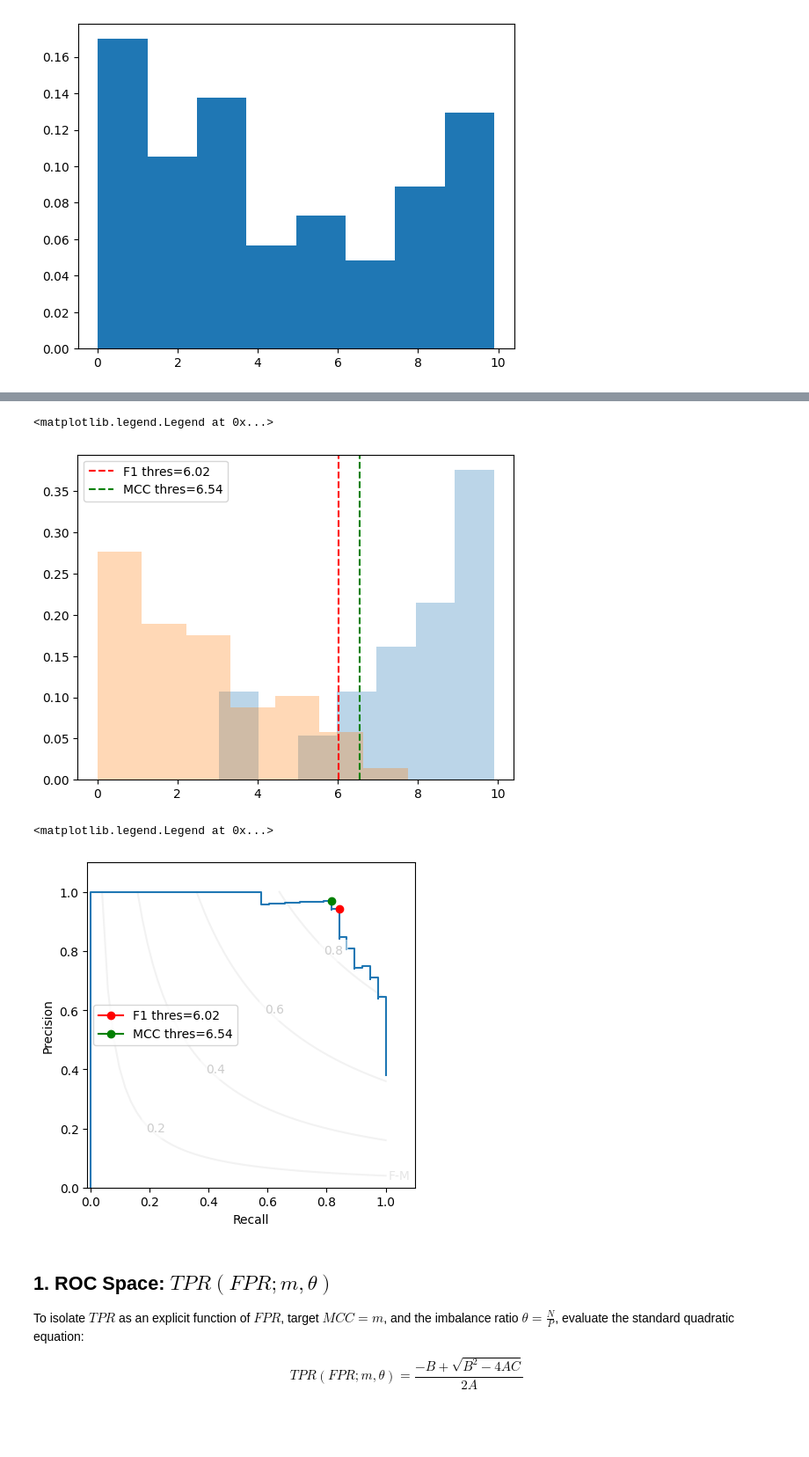
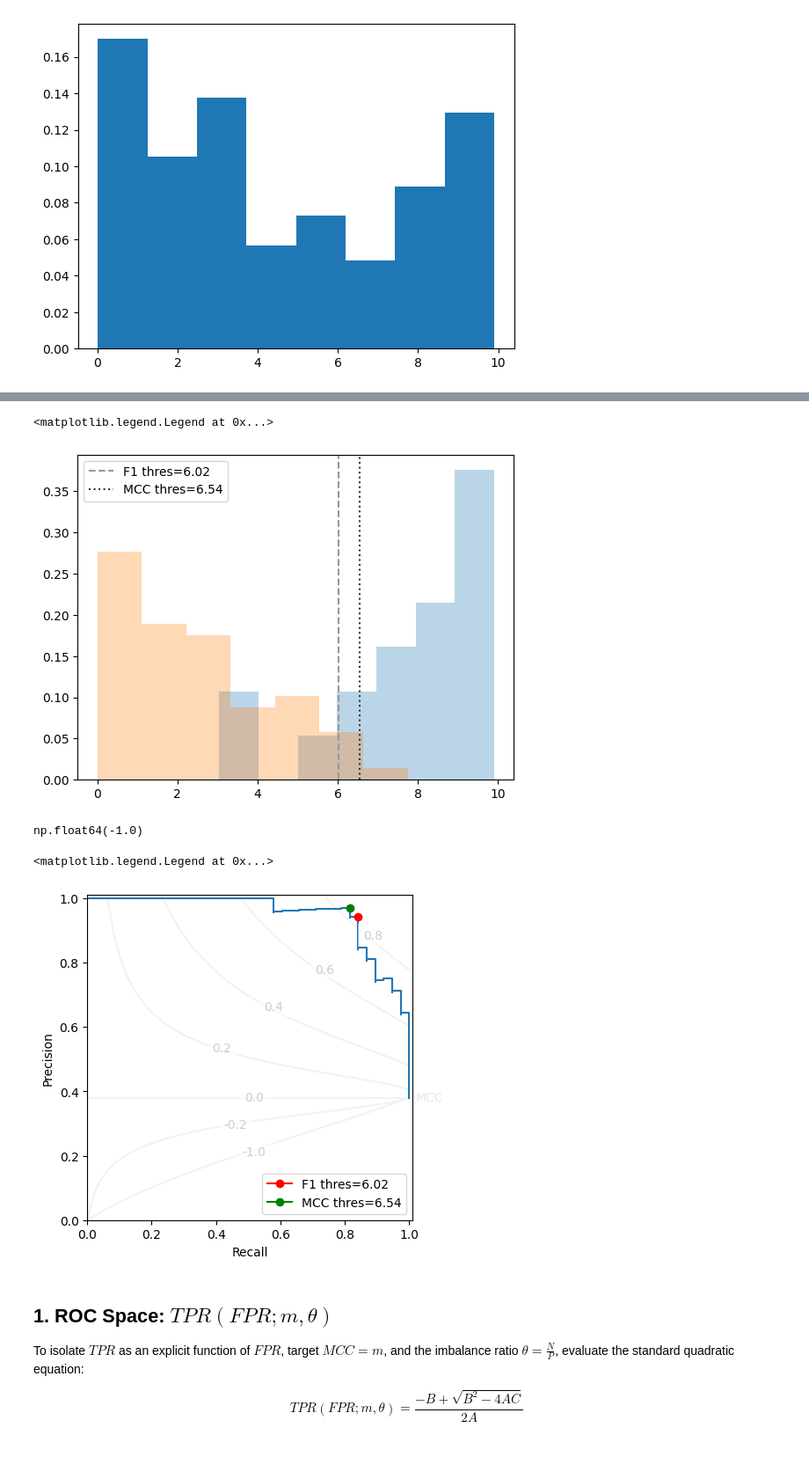
Before and after one commit to rtbs-dev/Contingency, a Jupyter notebook: examples/roc.ipynb, the cells around one changed output, grey strips where cells are left out. Shown at 88% size. Drawn from its saved outputs; the diff is of its cells as text; code cells hidden in the pictures; blank space fills up the shorter version.

Commit message:
parametric MCC isolines

```diff
--- a/examples/roc.ipynb
+++ b/examples/roc.ipynb
@@ -57,13 +57,15 @@ plt.legend()
 # %%
-plt.hist(y_prob[y_true], bins='auto', density=True, alpha=0.3)
-plt.hist(y_prob[~y_true], bins='auto', density=True, alpha=0.3)
+# def true_pred_dists(y_true, y_pred, **hist_kws):
+
+plt.hist(y_prob[y_true], bins='auto', density=True, alpha=0.3, color='C0')
+plt.hist(y_prob[~y_true], bins='auto', density=True, alpha=0.3, color='C1')
 # plt.axvline(0.5, color='0.4', ls='--')
-plt.axvline(f1_thres, ls='--', c='r', label=f'F1 thres={f1_thres:.2f}')
-plt.axvline(mcc_thres, ls='--', c='g', label=f'MCC thres={mcc_thres:.2f}')
+plt.axvline(f1_thres, ls='--', c='0.6', label=f'F1 thres={f1_thres:.2f}')
+plt.axvline(mcc_thres, ls=':', c='0.2', label=f'MCC thres={mcc_thres:.2f}')
 plt.legend()
 # %% [output]
 <matplotlib.legend.Legend at 0x...>
-[figure, old version]
+[figure, new version]
 # %%
 import matplotlib
 from typing import Literal
@@ -84,9 +86,10 @@ def _plot_isoline_func(thres, func, name, ax=None):
             color="0.8",
             bbox=dict(facecolor="white", linewidth=0, alpha=0.5),
         )
-    ax.annotate(name, xy=(1.01, lines[0][-1][-1] - 0.01), color="0.9")
+    ax.annotate(name, xy=(1.02, lines[0][-1][-1] - 0.01), color="0.9", annotation_clip=False)
 
 def PR_contour(
+    r:float|None=None,
     isolines: list[Literal["f1", "fm"]] | None = ["f1"],
     ax: matplotlib.axes.Axes | None = None
 ):
@@ -101,7 +104,7 @@ def PR_contour(
 
     if ax is None:
         ax = plt.gca()
-    thres = np.linspace(0.2, 0.8, num=4)
+
 
     def _fm_isoline(t):
         recall_fm = np.linspace(t**2,1)
@@ -113,17 +116,39 @@ def PR_contour(
         precis_f1 = np.minimum(t * recall_f1 / (2 * recall_f1 - t), 1)
         return recall_f1, precis_f1
 
+    def _mcc_isoline(t):
+        p_bound = lambda rec: (1+(r*t**2+t*np.sqrt((r*t)**2+4*r*rec*(1-rec)))/(2*rec))/(r+1)
+        if t<0:
+            r_mcc = np.linspace(1e-6, 1)
+            p_mcc = p_bound(r_mcc)
+        elif np.isclose(t, 0):
+            r_mcc = np.linspace(0,1)
+            p_mcc = np.ones_like(r_mcc)/(r+1)
+        else:
+            r_mcc = np.linspace(t**2*(r+1)/(t**2+r), 1)
+            p_mcc = p_bound(r_mcc)
+        # p_mcc = (1+(r*t**2+t*np.sqrt((r*t)**2+4*r*r_mcc*(1-r_mcc)))/(2*r_mcc))/(r+1)
+        # print
+        return r_mcc, p_mcc
+
     if isolines is None:
         isolines = []
 
     if "fm" in isolines:
+        thres = np.linspace(0.2, 0.8, num=4)
         _plot_isoline_func(thres, _fm_isoline, r"F-M", ax=ax)
     if "f1" in isolines:
+        thres = np.linspace(0.2, 0.8, num=4)
         _plot_isoline_func(thres, _f1_isoline, r"$F_1$", ax=ax)
+    if "mcc" in isolines:
+        thres = np.array([ -1, -0.2,0, 0.2, 0.4, 0.6, 0.8])
+        if r is None:
+            raise ValueError("MCC isolines are undefined if class imbalance `r` is None")
+        _plot_isoline_func(thres, _mcc_isoline, r"MCC", ax=ax)
 
     ax.set(
-        ylim=(0, 1.1),
-        xlim=(-0.01, 1.1),
+        ylim=(0, 1.01),
+        xlim=(0, 1.01),
         ylabel="Precision",
         xlabel="Recall",
         aspect=1,
@@ -134,19 +159,23 @@ def PR_contour(
 # ax.annotate(r"$F_1$", xy=(1.01, 0.2 / (2 - 0.2) - 0.01), color="0.8")
 # ax.annotate(r"F-M", xy=(1.01, 0.2**2 - 0.01), color="0.9")
 # ax.set(ylim=(0, 1.1), xlim=(0, 1.1), ylabel="Precision", xlabel="Recall")
+# %%
+np.sign(-0.4)
+# %% [output]
+np.float64(-1.0)
 # %%
-PR_contour(isolines=['fm'])
+PR_contour(M.imbalance,isolines=['mcc'])
 plt.gca().set_aspect(1)
 plt.step(M.recall, M.precision, where='post')
 
 
 plt.plot(f1_opt.recall, f1_opt.precision, marker='o', label=f'F1 thres={f1_thres:.2f}', c='r')
 plt.plot(mcc_opt.recall, mcc_opt.precision, marker='o', label=f'MCC thres={mcc_thres:.2f}', c='g')
 # plt.annotate(
 plt.legend()
 # %% [output]
 <matplotlib.legend.Legend at 0x...>
-[figure, old version]
+[figure, new version]
 # %% [markdown]
 ## 1. ROC Space: $TPR(FPR; m, \theta)$
 
```
Also changed, not shown: parts of 2 cells of this notebook, 1 other file.
